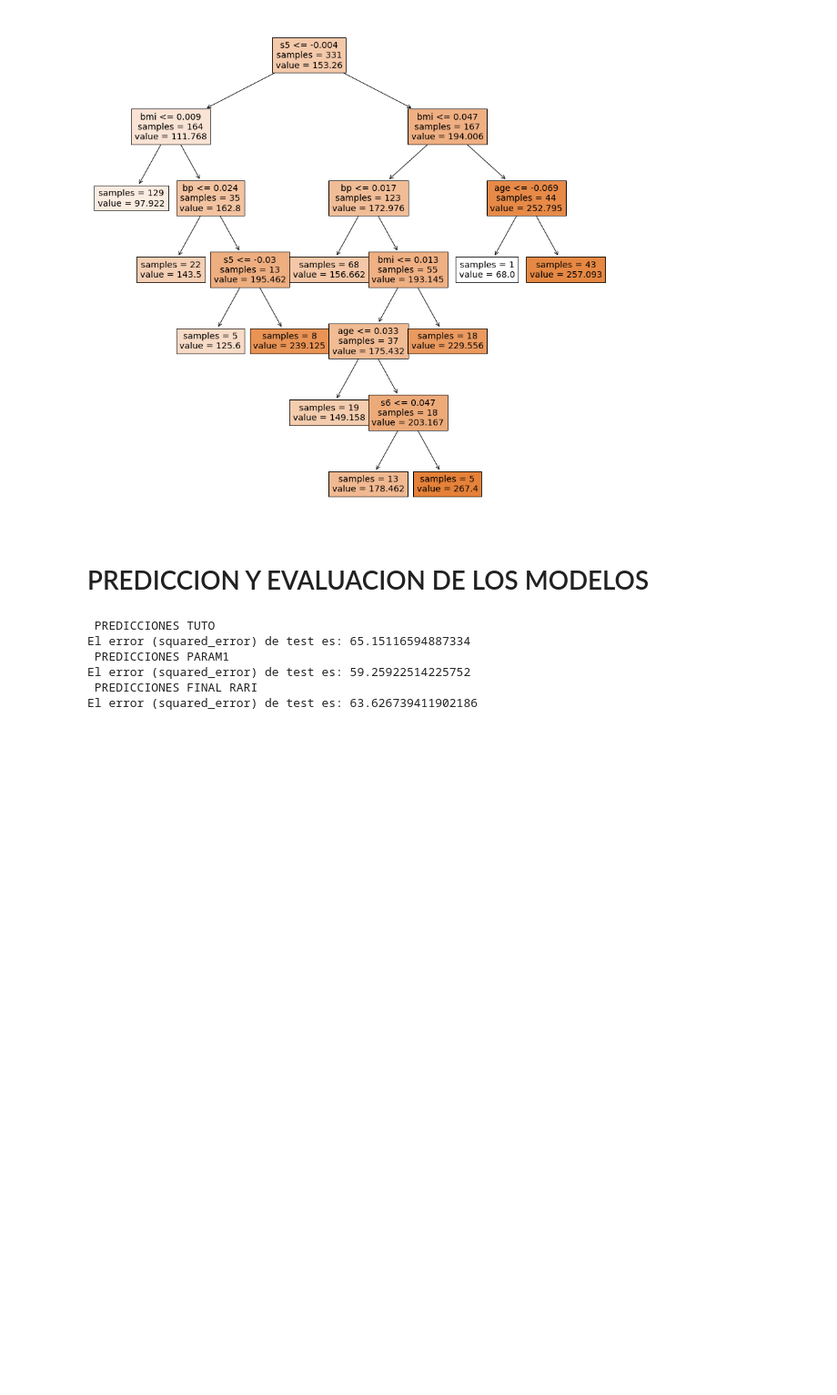
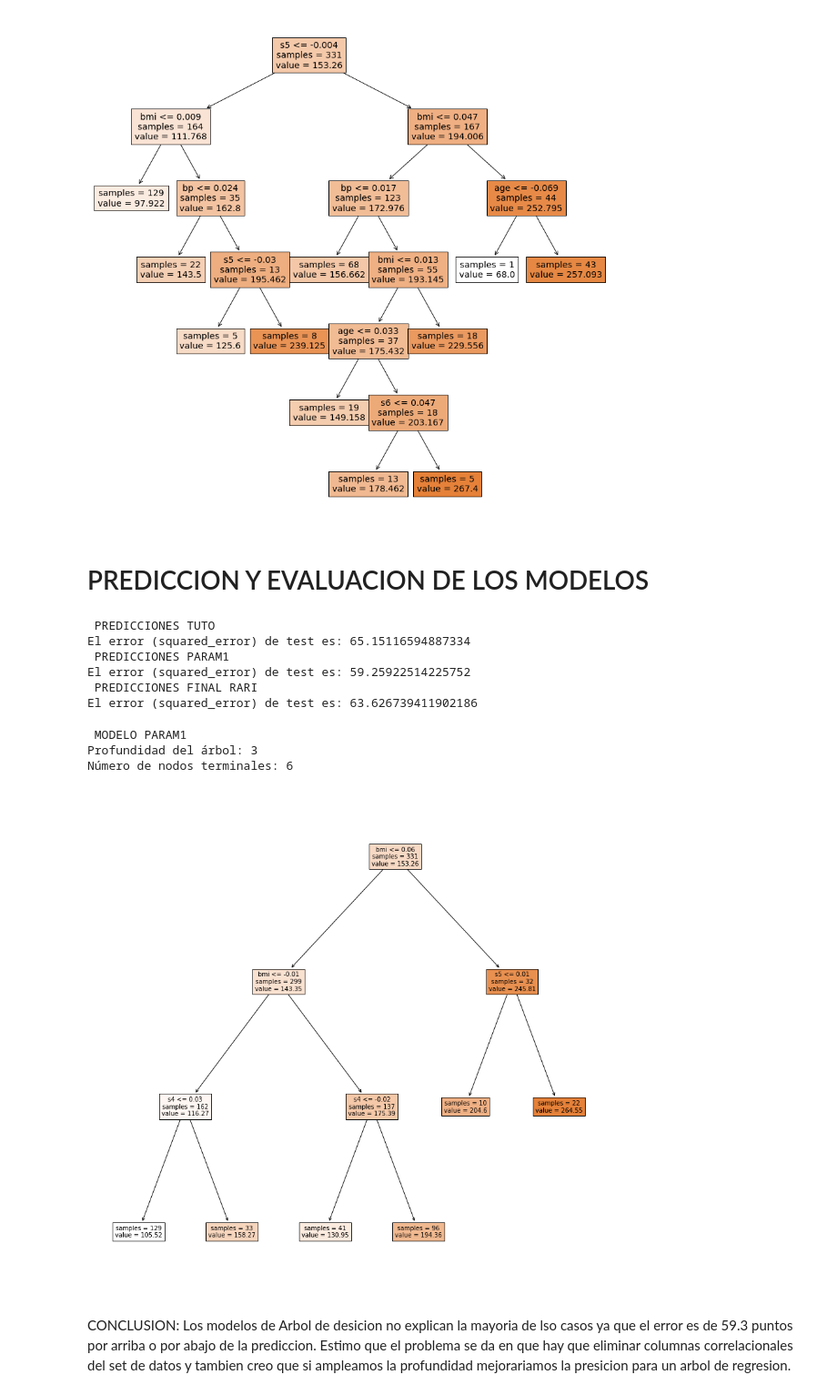
Before and after one commit to octagomez/Practico_191022, a Jupyter notebook: Examen V1.ipynb, the cells around one changed output. Shown at 91% size. Saved outputs shown, nothing was run; the diff lists cells and outputs as text; code cells hidden in the pictures; blank space fills up the shorter version.

```diff
--- a/Examen V1.ipynb
+++ b/Examen V1.ipynb
@@ -987,3 +987,30 @@ El error (squared_error) de test es: 65.15116594887334
 El error (squared_error) de test es: 59.25922514225752
  PREDICCIONES FINAL RARI
 El error (squared_error) de test es: 63.626739411902186
+# %%
+# ------------------------------------------------------------------------------
+print(" MODELO PARAM1 ")
+fig, ax = plt.subplots(figsize=(15, 15))
+
+print(f"Profundidad del árbol: {modelo_param1.get_depth()}")
+print(f"Número de nodos terminales: {modelo_param1.get_n_leaves()}")
+
+plot = plot_tree(
+            decision_tree = modelo_param1,
+            feature_names = X.columns,
+            class_names   = 'TARGET',
+            filled        = True,
+            impurity      = False,
+            fontsize      = 10,
+            precision     = 2,
+            ax            = ax
+       )
+# %% [output]
+ MODELO PARAM1
+Profundidad del árbol: 3
+Número de nodos terminales: 6
+[figure, added]
+# %% [markdown]
+CONCLUSION:
+Los modelos de Arbol de desicion no explican la mayoria de lso casos ya que el error es de 59.3 puntos por arriba o por abajo de la prediccion.
+Estimo que el problema se da en que hay que eliminar columnas correlacionales del set de datos y tambien creo que si ampleamos la profundidad mejorariamos la presicion para un arbol de regresion.
```
